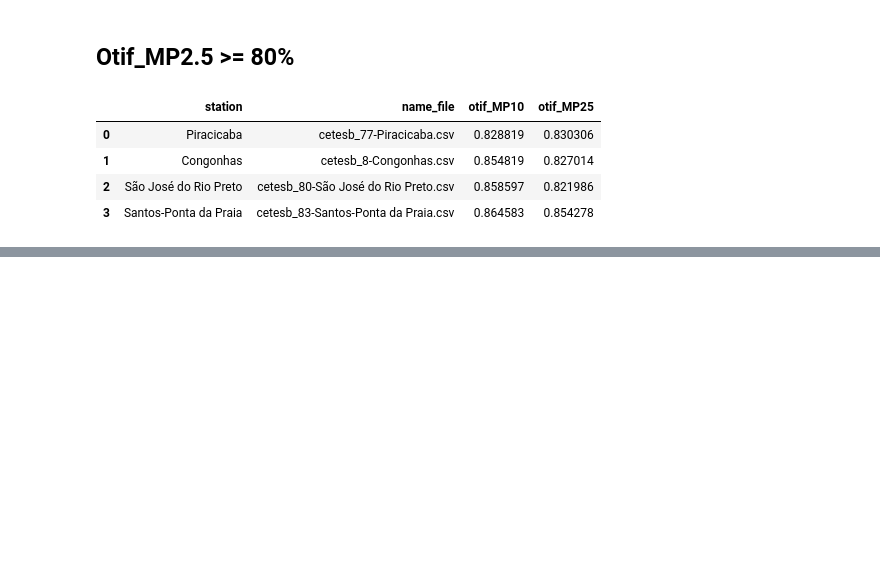
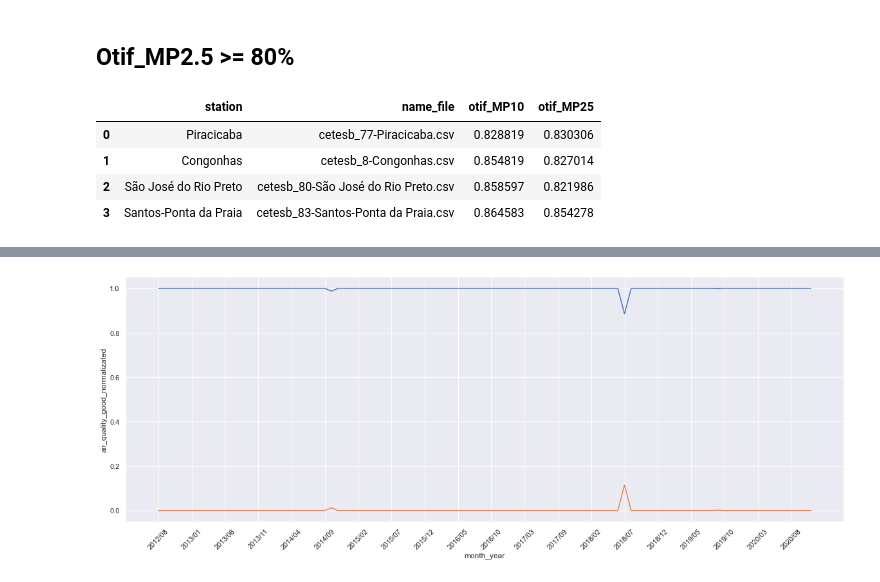
Before and after one commit to BrunoASNascimento/Estudo-da-correlacao-da-poluicao-atmosfericas-com-os-gastos-no-SUS, a Jupyter notebook: analysis.ipynb, the cells around one changed output, grey strips where cells are left out. Saved outputs shown, nothing was run; the diff lists cells and outputs as text; code cells hidden in the pictures; blank space fills up the shorter version.

```diff
--- a/analysis.ipynb
+++ b/analysis.ipynb
@@ -6,3 +6,7 @@
 import os
 import pandas as pd
 from urllib.parse import quote
+import seaborn as sns
+import matplotlib.pyplot as plt
+
+sns.set_theme(style="darkgrid")
@@ -28,0 +36,13 @@ Get in github
+# %%
+def clean_data_cetesb(df):
+    df.rename(columns={
+        'MP10 µg/m³|Média  horária': 'MP10_hourly_mean',
+        'MP10 µg/m³|Média  24 h': 'MP10_daily_mean',
+        'MP10 µg/m³|Índice /  Qualidade': 'MP10_index',
+        'MP2.5 µg/m³|Média  horária': 'MP25_hourly_mean',
+        'MP2.5 µg/m³|Média  24 h': 'MP25_daily_mean',
+        'MP2.5 µg/m³|Índice /  Qualidade': 'MP25_index'
+    }, inplace=True)
+    df.loc[df['Hora']=='24:00','Hora'] = '0:00'
+    df['station_time'] = pd.to_datetime(df['Data']+' '+df['Hora'])
+    return df
@@ -108,0 +175,7 @@ df_otif[df_otif['otif_MP25']>=0.8].reset_index(drop=True)
+# %%
+station='cetesb_77-Piracicaba.csv'
+df = clean_data_cetesb(pd.read_csv(f"{dir_cetesb}\{station}"))
+result = air_quality_index(df, 'MP25_index')
+result['month_year'] =   (result['year'].astype(str)+'/' +result['month'].astype(str).str.zfill(2))
+result.sort_values(by='month_year',inplace=True,ascending=True)
+result.head(20)
@@ -108,0 +200,20 @@ df_otif[df_otif['otif_MP25']>=0.8].reset_index(drop=True)
+# %%
+fig, ax = plt.subplots()
+fig.set_size_inches(20, 7)
+
+img = sns.lineplot(
+    data=result,
+    x='month_year',
+    y='air_quality_good_normalizated',
+    ax=ax
+)
+sns.lineplot(
+    data=result,
+    x='month_year',
+    y='air_quality_bad_normalizated',
+    ax=ax
+)
+plt.xticks([result['month_year'][i] for i in range(0,result.shape[0]+1,5)],rotation=45)
+sns.despine()
+# %% [output]
+[figure, added]
```
Also changed, not shown: parts of 15 cells of this notebook.
